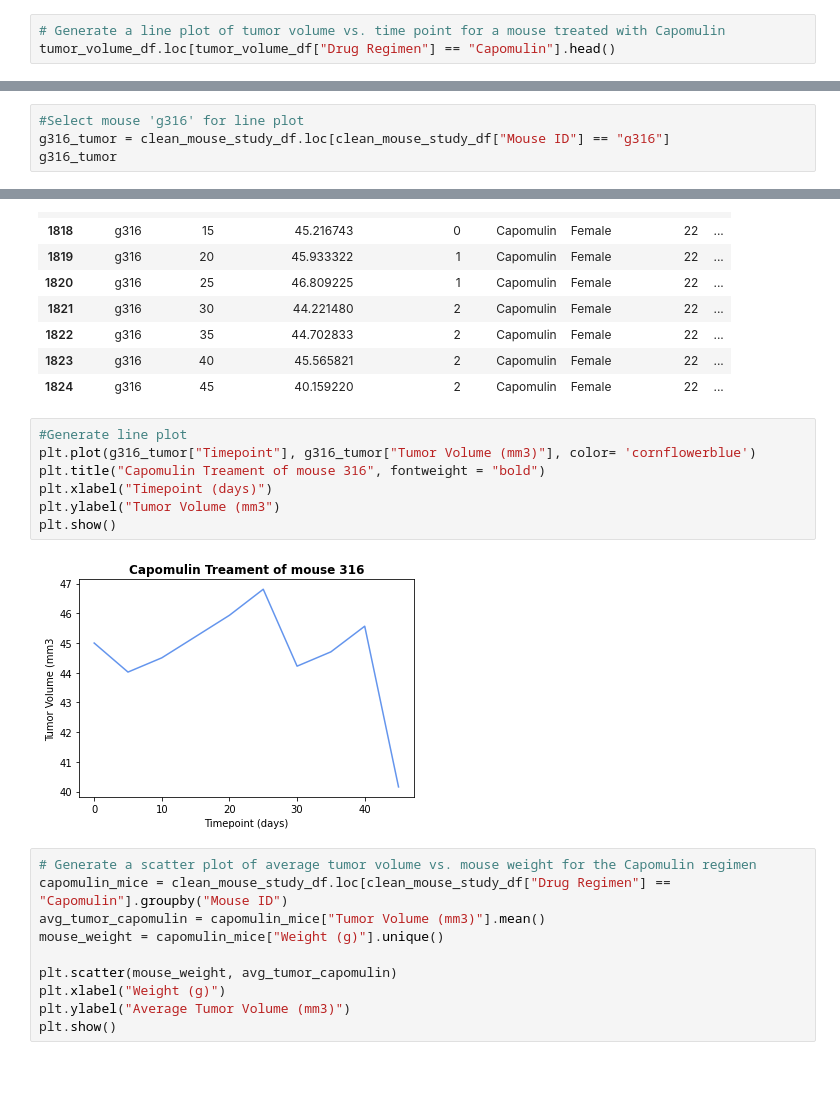
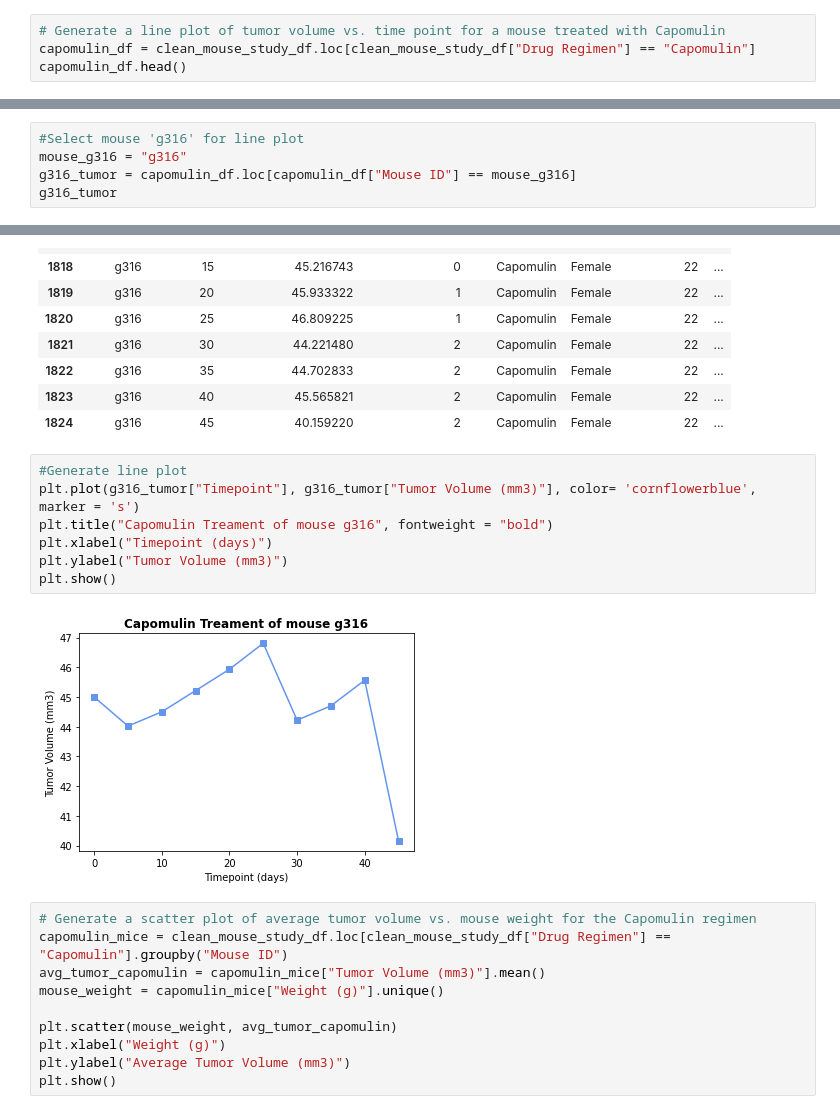
Before and after one commit to marthagriggs9/Pymaceuticals, a Jupyter notebook: Pymaceuticals_MG.ipynb, the cells around one changed output, grey strips where cells are left out. Cells and saved outputs as stored; diff of their text form; blank space fills up the shorter version.

```diff
--- a/Pymaceuticals_MG.ipynb
+++ b/Pymaceuticals_MG.ipynb
@@ -386,5 +396,6 @@ plt.show()
 # %%
 # Generate a line plot of tumor volume vs. time point for a mouse treated with Capomulin
-tumor_volume_df.loc[tumor_volume_df["Drug Regimen"] == "Capomulin"].head()
+capomulin_df = clean_mouse_study_df.loc[clean_mouse_study_df["Drug Regimen"] == "Capomulin"]
+capomulin_df.head()
 # %% [output]
 |  | Mouse ID | Timepoint | Tumor Volume (mm3) | Metastatic Sites | Drug Regimen | Sex | Age_months | ... |
@@ -396,6 +407,7 @@ tumor_volume_df.loc[tumor_volume_df["Drug Regimen"] == "Capomulin"].head()
 # %%
 #Select mouse 'g316' for line plot
-g316_tumor = clean_mouse_study_df.loc[clean_mouse_study_df["Mouse ID"] == "g316"]
+mouse_g316 = "g316"
+g316_tumor = capomulin_df.loc[capomulin_df["Mouse ID"] == mouse_g316]
 g316_tumor
 # %% [output]
 |  | Mouse ID | Timepoint | Tumor Volume (mm3) | Metastatic Sites | Drug Regimen | Sex | Age_months | ... |
@@ -411,13 +423,13 @@ g316_tumor
 | 1824 | g316 | 45 | 40.159220 | 2 | Capomulin | Female | 22 | ... |
 # %%
 #Generate line plot
-plt.plot(g316_tumor["Timepoint"], g316_tumor["Tumor Volume (mm3)"], color= 'cornflowerblue')
-plt.title("Capomulin Treament of mouse 316", fontweight = "bold")
+plt.plot(g316_tumor["Timepoint"], g316_tumor["Tumor Volume (mm3)"], color= 'cornflowerblue', marker = 's')
+plt.title("Capomulin Treament of mouse g316", fontweight = "bold")
 plt.xlabel("Timepoint (days)")
-plt.ylabel("Tumor Volume (mm3")
+plt.ylabel("Tumor Volume (mm3)")
 plt.show()
 # %% [output]
-[figure, old version]
+[figure, new version]
 # %%
 # Generate a scatter plot of average tumor volume vs. mouse weight for the Capomulin regimen
 capomulin_mice = clean_mouse_study_df.loc[clean_mouse_study_df["Drug Regimen"] == "Capomulin"].groupby("Mouse ID")
```
Also changed, not shown: parts of 17 cells of this notebook.
